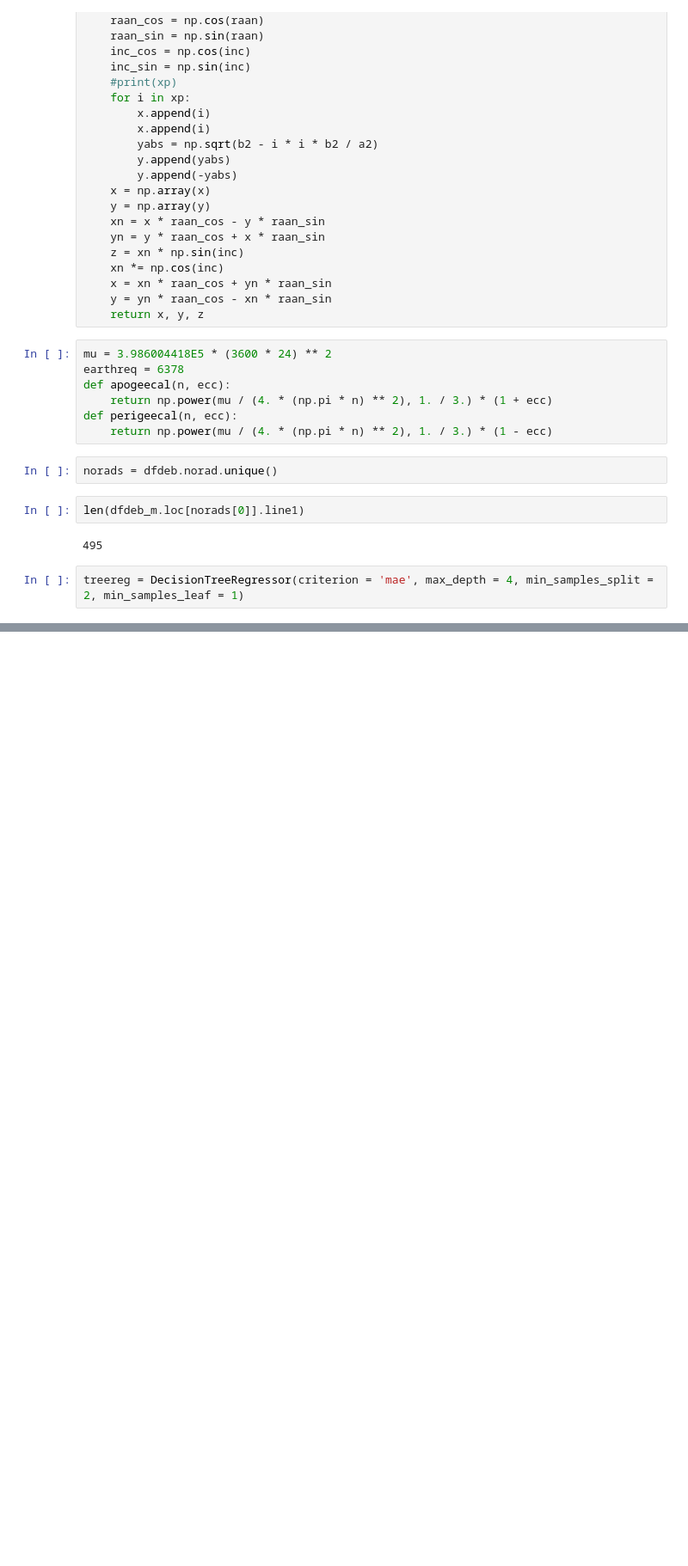
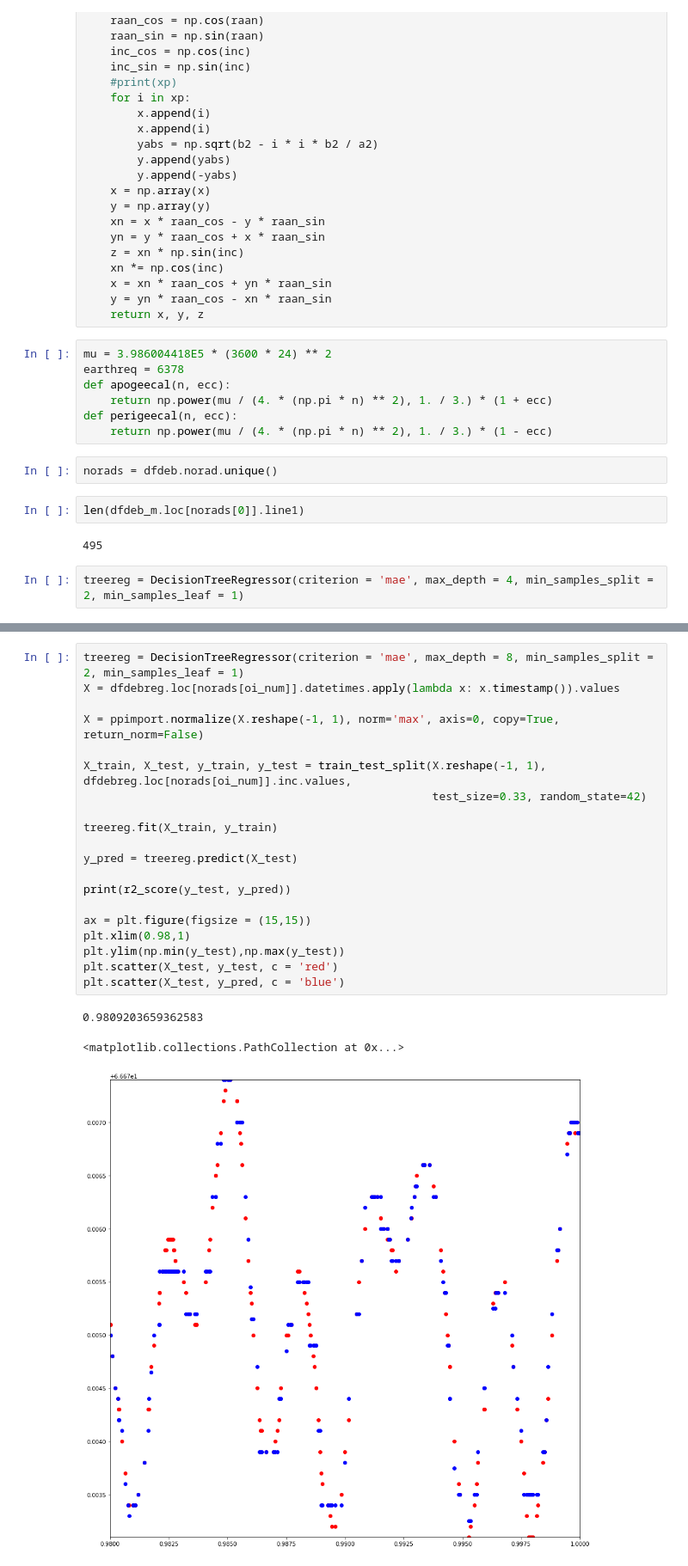
Before and after one commit to pniksa/Orbit_Rep, a Jupyter notebook: Regression_DecisionTree.ipynb, the cells around one changed output, grey strips where cells are left out. Shown at 86% size. Cells and saved outputs as stored; diff of their text form; blank space fills up the shorter version.

Commit message:
DecisionTree_Regression of basic orbit params

```diff
--- a/Regression_DecisionTree.ipynb
+++ b/Regression_DecisionTree.ipynb
@@ -169,0 +170,24 @@ plt.scatter(X_test, y_pred, c = 'blue')
+# %%
+treereg = DecisionTreeRegressor(criterion = 'mae', max_depth = 8, min_samples_split = 2, min_samples_leaf = 1)
+X = dfdebreg.loc[norads[oi_num]].datetimes.apply(lambda x: x.timestamp()).values
+
+X = ppimport.normalize(X.reshape(-1, 1), norm='max', axis=0, copy=True, return_norm=False)
+
+X_train, X_test, y_train, y_test = train_test_split(X.reshape(-1, 1), dfdebreg.loc[norads[oi_num]].inc.values,
+                                                    test_size=0.33, random_state=42)
+
+treereg.fit(X_train, y_train)
+
+y_pred = treereg.predict(X_test)
+
+print(r2_score(y_test, y_pred))
+
+ax = plt.figure(figsize = (15,15))
+plt.xlim(0.98,1)
+plt.ylim(np.min(y_test),np.max(y_test))
+plt.scatter(X_test, y_test, c = 'red')
+plt.scatter(X_test, y_pred, c = 'blue')
+# %% [output]
+0.9809203659362583
+<matplotlib.collections.PathCollection at 0x...>
+[figure, added]
```
Also changed, not shown: parts of 5 cells of this notebook.
